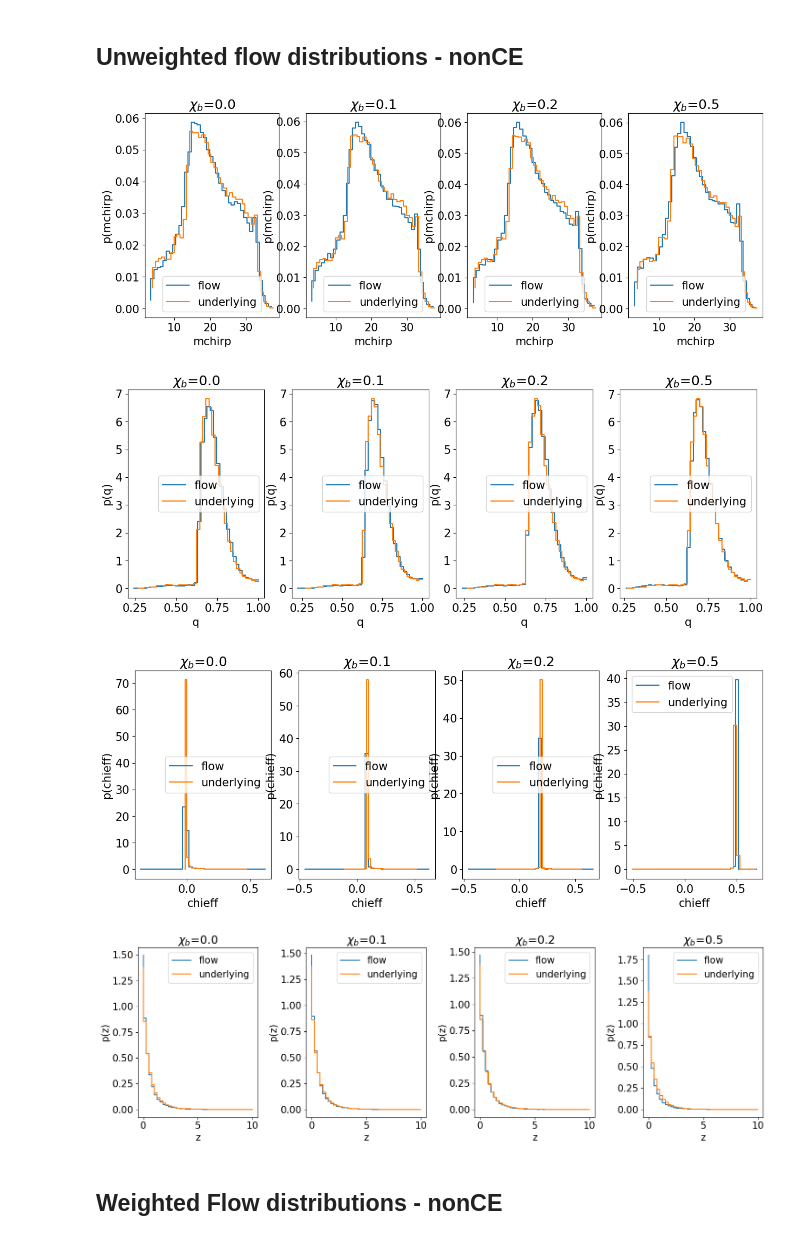
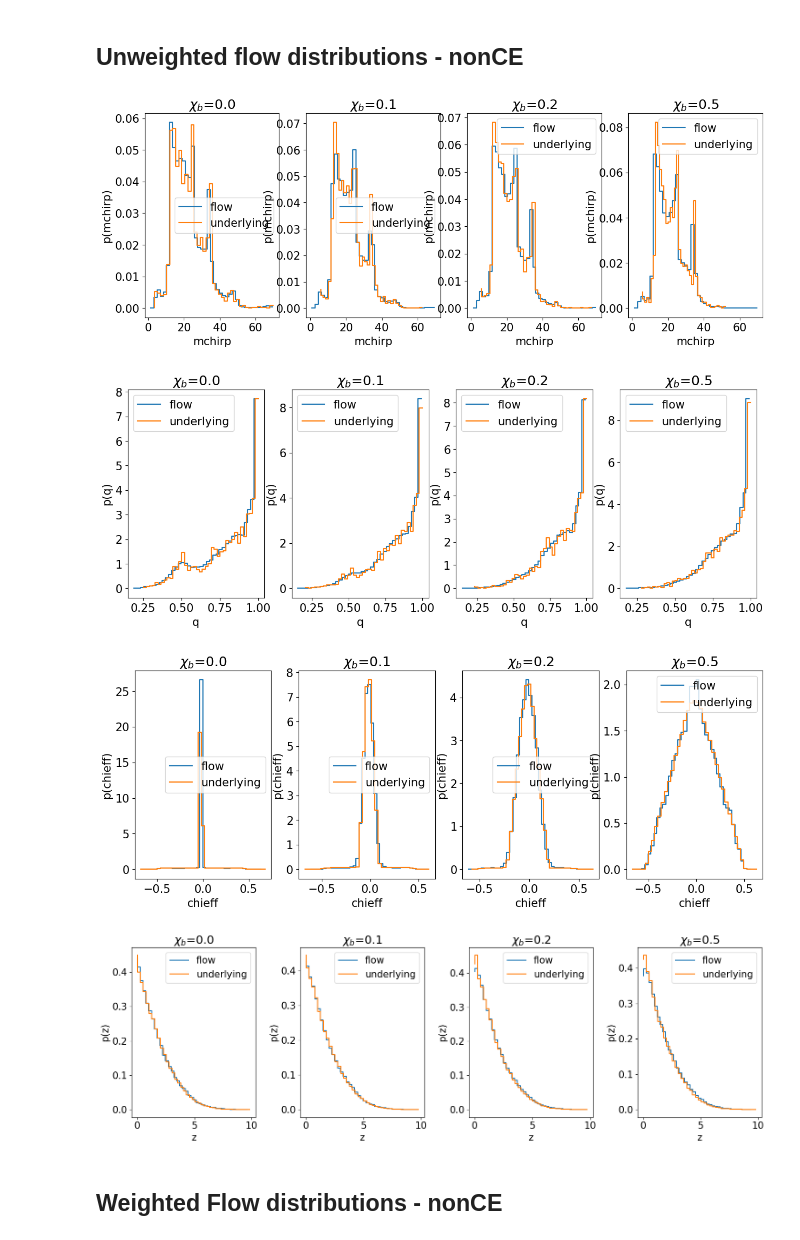
Before and after one commit to scolloms/AMAZE_model_selection, a Jupyter notebook: flow_models/check_trained_distribution.ipynb, the cells around one changed output. Cells and saved outputs as stored; diff of their text form; code cells hidden in the pictures.

```diff
--- a/flow_models/check_trained_distribution.ipynb
+++ b/flow_models/check_trained_distribution.ipynb
@@ -23,7 +23,7 @@ glasflow is using its own internal version of nflows
 #flags/inputs:
 param = ['mchirp','q', 'chieff', 'z']
 no_params = len(param)
-channel_label = 'CE'
+channel_label = 'GC'
 
 channel_ids = {'CE':0, 'CHE':1,'GC':2,'NSC':3, 'SMT':4}
 channel_id = channel_ids[channel_label] #will be 0, 1, 2, 3, or 4
@@ -57,37 +57,37 @@ weighted_flow.load_model('./cosmo_weights/newmappings/', channel_label)
 # %%
 plt.rcParams["figure.figsize"] = (15,5)
 no_samples = 100000
 no_bins = 40
 
 fig_mchirp, ax_m = plt.subplots(1,4)
 fig_q, ax_q = plt.subplots(1,4)
 fig_c, ax_c = plt.subplots(1,4)
 fig_z, ax_z = plt.subplots(1,4)
 
 for chi_b_id, xb in enumerate(chi_b):
-    flow_samples_stack = flow.flow.easy_sample(no_samples, np.array([xb]))
+    flow_samples_stack = flow.flow.sample(no_samples, np.array([xb]))
     flow_mchirp = flow.expistic(flow_samples_stack[:,0], flow.mappings[0], flow.mappings[1])
     flow_q = flow.expistic(flow_samples_stack[:,1], flow.mappings[2])
     flow_chieff = np.tanh(flow_samples_stack[:,2])
     flow_z = flow.expistic(flow_samples_stack[:,3], flow.mappings[4], flow.mappings[5])
 
     mapped_flow_samples = [flow_mchirp,flow_q,flow_chieff,flow_z]
 
     for i, ax in enumerate([ax_m,ax_q,ax_c,ax_z]):
         flow_distr, bin_edges = np.histogram(mapped_flow_samples[i], bins=no_bins, density=True)
         known_distr, bin_edges_known =np.histogram(models_dict[chi_b_id][:][param[i]], bins=no_bins, density=True)
         ax[chi_b_id].step(np.linspace(bin_edges[0],bin_edges[-1],no_bins),flow_distr, label='flow')
         ax[chi_b_id].step(np.linspace(bin_edges_known[0],bin_edges_known[-1],no_bins),known_distr,label='underlying')
         ax[chi_b_id].set_title(fr'$\chi_b$={xb}')
         ax[chi_b_id].set_xlabel(f'{param[i]}')
         ax[chi_b_id].set_ylabel(f'p({param[i]})')
         ax[chi_b_id].legend()
         plt.tight_layout()
 # %% [output]
-[figure, old version]
+[figure, new version]
-[figure, old version]
+[figure, new version]
-[figure, old version]
+[figure, new version]
-[figure, old version]
+[figure, new version]
 # %% [markdown]
 ## Weighted Flow distributions - nonCE
 # %%
```
Also changed, not shown: parts of 4 cells of this notebook.
